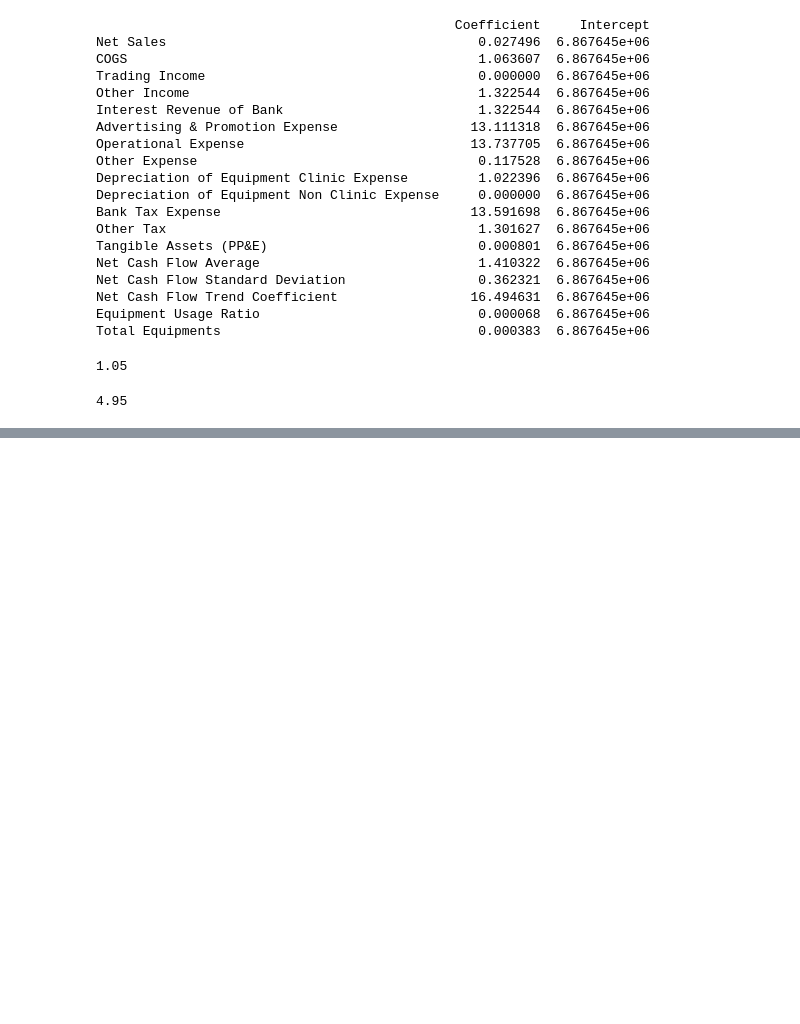
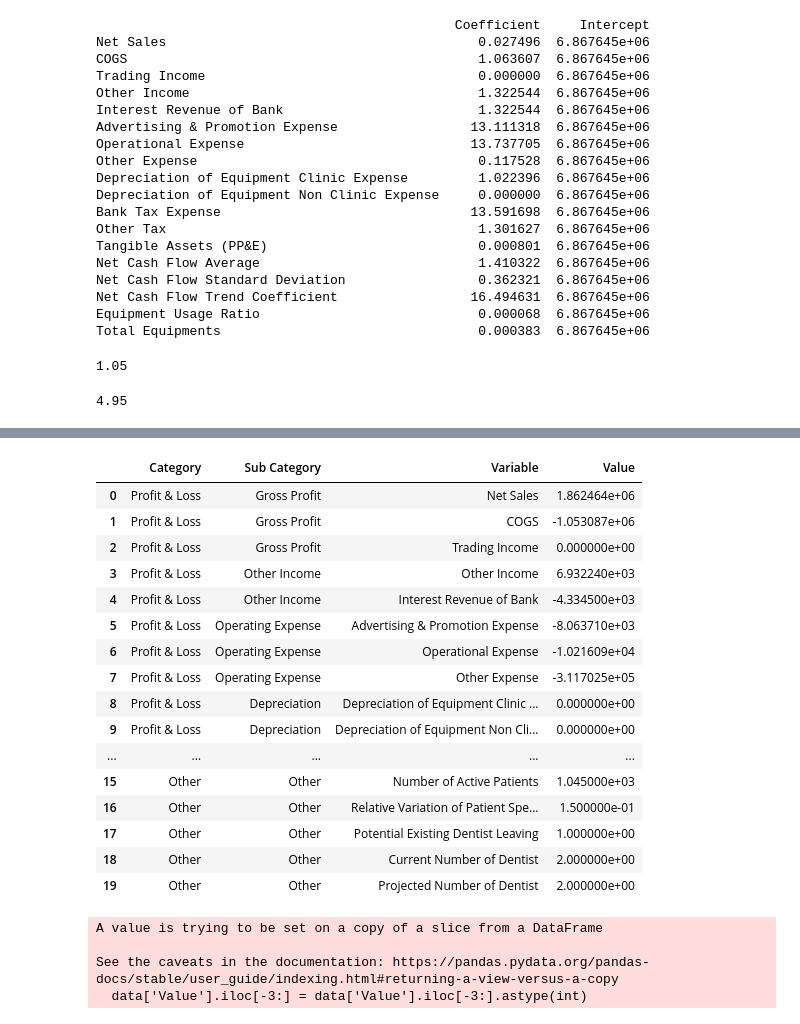
Before and after one commit to Gaia-Dental-Studio/Clinic_Value_Evaluation, a Jupyter notebook: playground.ipynb, the cells around one changed output, grey strips where cells are left out. Drawn from its saved outputs; the diff is of its cells as text; code cells hidden in the pictures; blank space fills up the shorter version.

```diff
--- a/playground.ipynb
+++ b/playground.ipynb
@@ -310,0 +431,32 @@ df.to_csv('combinations_dentist_count.csv', index=False)
+# %%
+import pandas as pd
+import numpy as np
+
+data = pd.read_excel(r'company_data/Acre Data.xlsx', sheet_name='main_variables')
+data
+# %% [output]
+|  | Category | Sub Category | Variable | Value |
+| 0 | Profit & Loss | Gross Profit | Net Sales | 1.862464e+06 |
+| 1 | Profit & Loss | Gross Profit | COGS | -1.053087e+06 |
+| 2 | Profit & Loss | Gross Profit | Trading Income | 0.000000e+00 |
+| 3 | Profit & Loss | Other Income | Other Income | 6.932240e+03 |
+| 4 | Profit & Loss | Other Income | Interest Revenue of Bank | -4.334500e+03 |
+| 5 | Profit & Loss | Operating Expense | Advertising & Promotion Expense | -8.063710e+03 |
+| 6 | Profit & Loss | Operating Expense | Operational Expense | -1.021609e+04 |
+| 7 | Profit & Loss | Operating Expense | Other Expense | -3.117025e+05 |
+| 8 | Profit & Loss | Depreciation | Depreciation of Equipment Clinic ... | 0.000000e+00 |
+| 9 | Profit & Loss | Depreciation | Depreciation of Equipment Non Cli... | 0.000000e+00 |
+| ... | ... | ... | ... | ... |
+| 15 | Other | Other | Number of Active Patients | 1.045000e+03 |
+| 16 | Other | Other | Relative Variation of Patient Spe... | 1.500000e-01 |
+| 17 | Other | Other | Potential Existing Dentist Leaving | 1.000000e+00 |
+| 18 | Other | Other | Current Number of Dentist | 2.000000e+00 |
+| 19 | Other | Other | Projected Number of Dentist | 2.000000e+00 |
+# %%
+# convert the last three row of 'Value' column to integer
+data['Value'].iloc[-3:] = data['Value'].iloc[-3:].astype(int)
+# %% [output]
+A value is trying to be set on a copy of a slice from a DataFrame
+
+See the caveats in the documentation: https://pandas.pydata.org/pandas-docs/stable/user_guide/indexing.html#returning-a-view-versus-a-copy
+  data['Value'].iloc[-3:] = data['Value'].iloc[-3:].astype(int)
```
Also changed, not shown: parts of 11 cells of this notebook, 6 other files.
